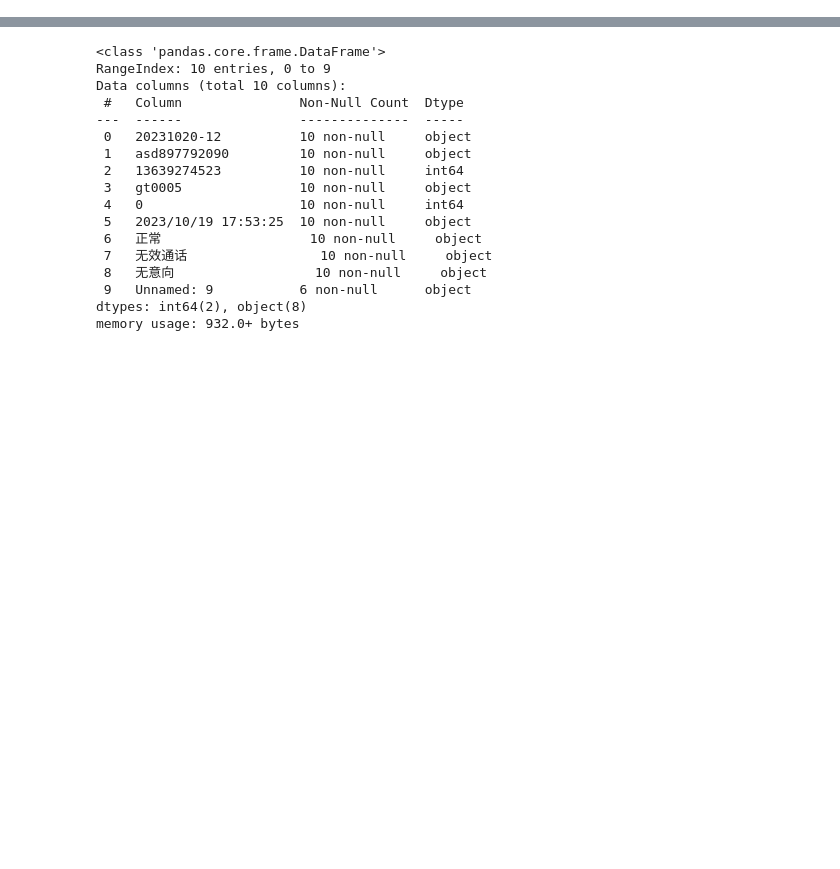
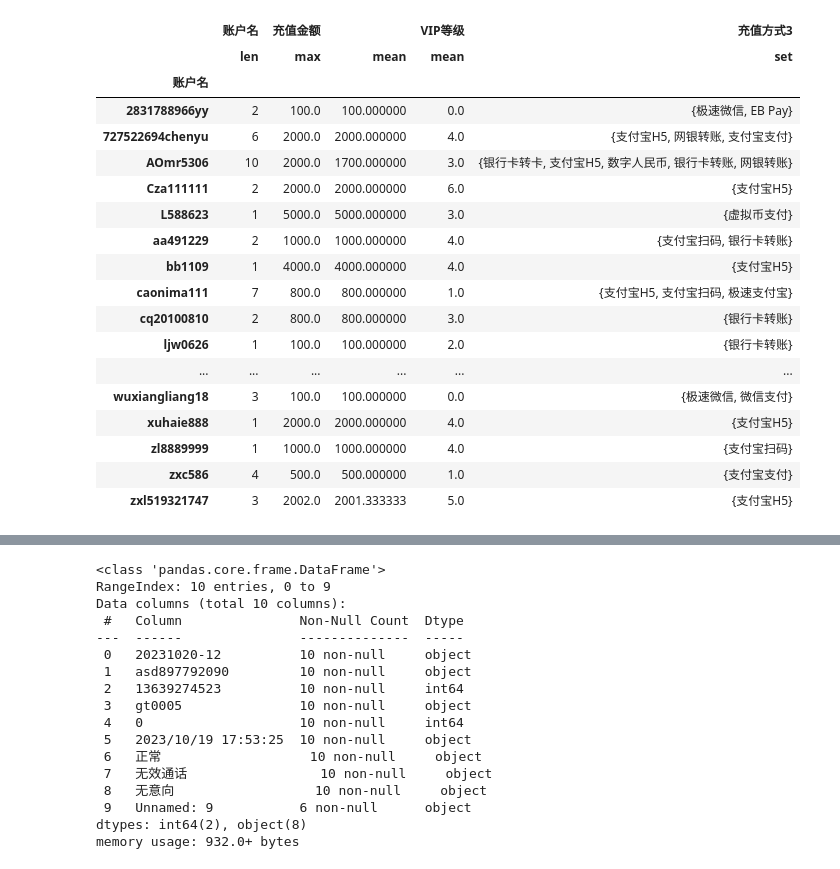
Before and after one commit to Marquis0065/project202308285, a Jupyter notebook: 日报/test_1.ipynb, the cells around one changed output, grey strips where cells are left out. Drawn from its saved outputs; the diff is of its cells as text; code cells hidden in the pictures; blank space fills up the shorter version.

```diff
--- a/日报/test_1.ipynb
+++ b/日报/test_1.ipynb
@@ -0,0 +392,22 @@
+# %%
+df3.groupby('账户名').agg({'账户名':len,'充值金额':[np.max,np.mean],'VIP等级':np.mean,'充值方式3':set})
+# %% [output]
+|  | 账户名 | 充值金额 |  | VIP等级 | 充值方式3 |
+|  | len | max | mean | mean | set |
+| 账户名 |  |  |  |  |  |
+| 2831788966yy | 2 | 100.0 | 100.000000 | 0.0 | {极速微信, EB Pay} |
+| 727522694chenyu | 6 | 2000.0 | 2000.000000 | 4.0 | {支付宝H5, 网银转账, 支付宝支付} |
+| AOmr5306 | 10 | 2000.0 | 1700.000000 | 3.0 | {银行卡转卡, 支付宝H5, 数字人民币, 银行卡转账, 网银转账} |
+| Cza111111 | 2 | 2000.0 | 2000.000000 | 6.0 | {支付宝H5} |
+| L588623 | 1 | 5000.0 | 5000.000000 | 3.0 | {虚拟币支付} |
+| aa491229 | 2 | 1000.0 | 1000.000000 | 4.0 | {支付宝扫码, 银行卡转账} |
+| bb1109 | 1 | 4000.0 | 4000.000000 | 4.0 | {支付宝H5} |
+| caonima111 | 7 | 800.0 | 800.000000 | 1.0 | {支付宝H5, 支付宝扫码, 极速支付宝} |
+| cq20100810 | 2 | 800.0 | 800.000000 | 3.0 | {银行卡转账} |
+| ljw0626 | 1 | 100.0 | 100.000000 | 2.0 | {银行卡转账} |
+| ... | ... | ... | ... | ... | ... |
+| wuxiangliang18 | 3 | 100.0 | 100.000000 | 0.0 | {极速微信, 微信支付} |
+| xuhaie888 | 1 | 2000.0 | 2000.000000 | 4.0 | {支付宝H5} |
+| zl8889999 | 1 | 1000.0 | 1000.000000 | 4.0 | {支付宝扫码} |
+| zxc586 | 4 | 500.0 | 500.000000 | 1.0 | {支付宝支付} |
+| zxl519321747 | 3 | 2002.0 | 2001.333333 | 5.0 | {支付宝H5} |
```
Also changed, not shown: parts of 33 cells of this notebook, 11 other files.
